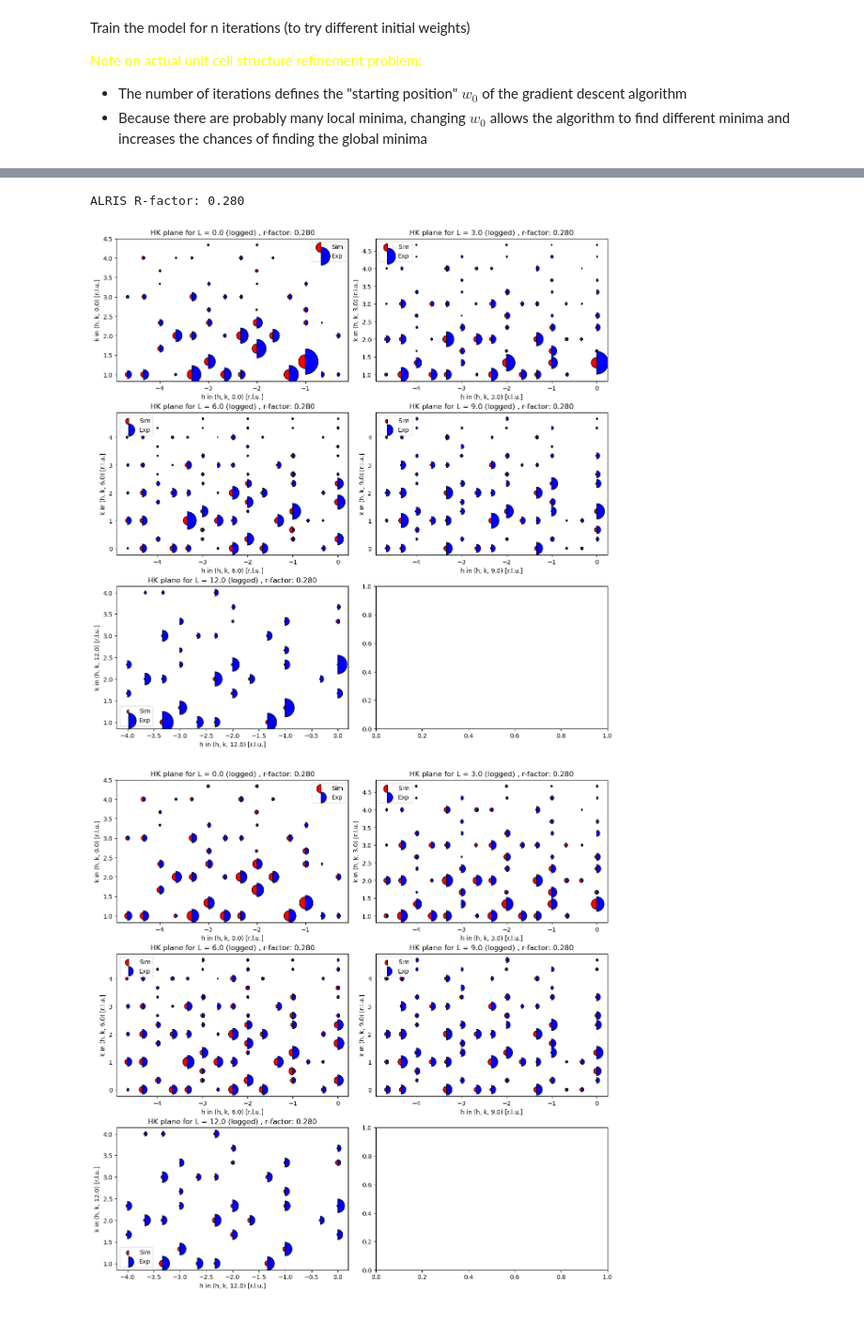
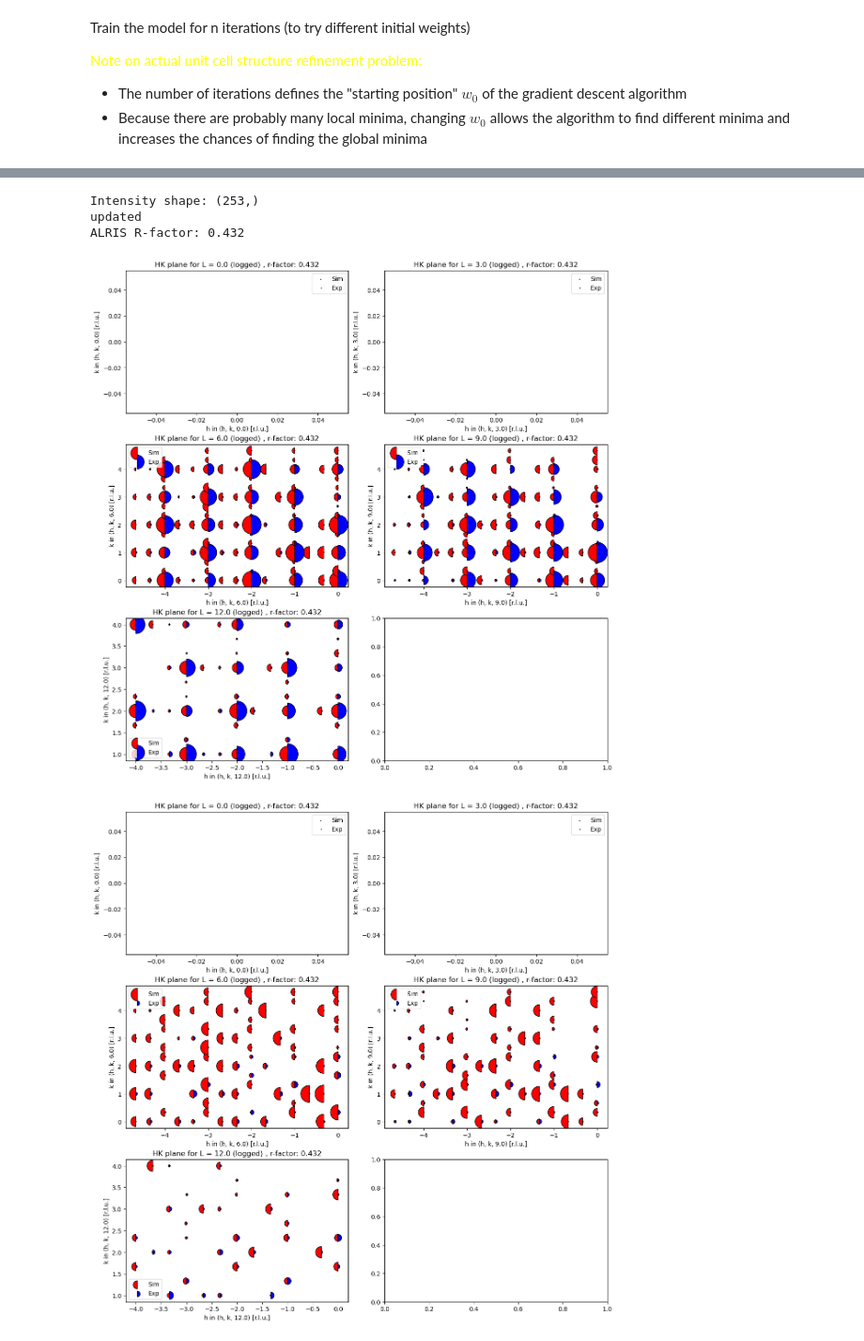
Before and after one commit to bleubreeymeow/alrisDistortionFit, a Jupyter notebook: PBCO/PBCO_1_3_inplane/C2/C2_gradient_descent.ipynb, the cells around one changed output, grey strips where cells are left out. Shown at 94% size. Cells and saved outputs as stored; diff of their text form; code cells hidden in the pictures.

```diff
--- a/PBCO/PBCO_1_3_inplane/C2/C2_gradient_descent.ipynb
+++ b/PBCO/PBCO_1_3_inplane/C2/C2_gradient_descent.ipynb
@@ -116,5 +172,5 @@ min label : 0.0043048174
 # %%
-def fun_tf(hkl_list, pars, matrix):
+def fun_tf(hkl_list, pars, matrix , bragg_intensities , bragg_indices):
     """
     Fast computation of structure factors with parameter-dependent structure.
     """
@@ -135,13 +191,18 @@ def fun_tf(hkl_list, pars, matrix):
     w = tf.constant(0.000811509257682975, dtype=tf.float32)  # Debye-Waller factor
     qnorms = tf.norm(tf.cast(hkl_list, tf.float32), axis=1)
     intensity = intensity * tf.exp(- w * qnorms ** 2)  # Apply Debye-Waller factor
-    #intensity = log10(intensity + 1)  # Convert to log10 scale
+    # intensity = intensity / tf.reduce_sum(intensity) * 1000  # Normalize to sum to 1000
 
+    print("Intensity shape:", intensity.shape)
+    if intensity.shape != (None,):
+        sim_intensity = tf.tensor_scatter_nd_update(intensity , bragg_indices , bragg_intensities)  # Set Bragg intensities to experimental values
+        print('updated')
+    else:
+        print('not updated')
+        sim_intensity = intensity
 
     sim_intensity = intensity
-    #sim_intensity = intensity / tf.reduce_max(intensity)  # Normalize to max intensity
-    sim_intensity = sim_intensity / tf.reduce_sum(sim_intensity) * 100
-    max_intensity = tf.reduce_max(sim_intensity)
+    sim_intensity = sim_intensity / tf.reduce_sum(sim_intensity) * 1000
     # sim_intensity = tf.where(sim_intensity < max_intensity * 0.0015, tf.zeros_like(sim_intensity), sim_intensity)  # Ensure no negative intensities
 
     return sim_intensity
@@ -154,10 +215,12 @@ Define a simple model
 - The `tanh` function can furthermore be limited to a specific range (e.g. if atomic distortions should not exceed +- 0.1)
 # %%
 class FunAsLayer(tf.keras.layers.Layer):
-    def __init__(self, matrix , max_mode_amps,**kwargs):
+    def __init__(self, matrix , max_mode_amps, bragg_intensities, bragg_indices, **kwargs):
         super().__init__(**kwargs)
         self.max_mode_amps = max_mode_amps
         self.matrix = matrix
+        self.bragg_intensities = bragg_intensities
+        self.bragg_indices = bragg_indices
 
     def build(self, input_shape):
         self.param = self.add_weight(name='param', shape=(mode_num,), initializer=tf.keras.initializers.RandomNormal(mean=0.0, stddev=0.04, seed=1), trainable=True)
@@ -168,7 +231,7 @@ class FunAsLayer(tf.keras.layers.Layer):
         pretransform = tf.tanh(self.param)
         transformed_params = pretransform * self.max_mode_amps  # Scale parameters
 
-        output = fun_tf(inputs, transformed_params , self.matrix)
+        output = fun_tf(inputs, transformed_params , self.matrix , self.bragg_intensities , self.bragg_indices)
         return tf.reshape(output , [-1])  # Ensure output is 1D
 # %% [markdown]
 Create optimizer and define loss function
@@ -228,7 +315,7 @@ Train the model for n iterations (to try different initial weights)
 - The number of iterations defines the "starting position" $w_0$ of the gradient descent algorithm
 - Because there are probably many local minima, changing $w_0$ allows the algorithm to find different minima and increases the chances of finding the global minima
 # %%
-lr = [6e-3]
+lr = [1e-1]
 best_pars_overall = None
 best_rf_overall = np.inf
 best_loss_overall = []
@@ -255,7 +342,7 @@ for learning_rate in lr:
     for i in range(n_iter):
         # Create the model
         inputs = tf.keras.Input(shape=(n_dim,))
-        outputs = FunAsLayer(matrix , max_mode_amps)(inputs)
+        outputs = FunAsLayer(matrix , max_mode_amps , tf_bragg_intensities , tf_bragg_indices)(inputs)
         model = tf.keras.Model(inputs, outputs)
 
         initial_weights = model.layers[-1].get_weights()[0]
@@ -263,7 +350,7 @@ for learning_rate in lr:
         # Compile the model with the custom loss function and metric
         model.compile(
             optimizer=optim,
-            loss= 'mse', # MSE_weighted() if using errors
+            loss= PerSampleMSELoss(tf_bragg_indices), # MSE_weighted() if using errors
             metrics=[r_factor_metric],
             run_eagerly=False,  # Set to True for debugging, False for performance
 
@@ -295,7 +382,7 @@ for learning_rate in lr:
             # Update best model parameters
             best_model_pars = max_mode_amps * tf.tanh(model.layers[-1].get_weights()[0])
             min_loss = final_loss
-            rf = r_factor_metric(labels, fun_tf(features, best_model_pars , matrix))
+            rf = r_factor_metric(labels, fun_tf(features, best_model_pars , matrix , tf_bragg_intensities , tf_bragg_indices))
             print(f"Iteration {i+1} - New best loss: {min_loss:.3e} (R-factor: {rf:.3e})")
 
     if min_loss < best_rf_overall:
@@ -326,7 +413,7 @@ for learning_rate in lr:
     plt.ylabel('R-factor')
     plt.show()
 
-    y_pred = fun_tf(features, best_model_pars , matrix)
+    y_pred = fun_tf(features, best_model_pars , matrix , tf_bragg_intensities , tf_bragg_indices)
     labels = tf.reshape(labels, [-1])
     rf = r_factor_metric(labels, y_pred)
     print(f"Best R-factor for learning rate {learning_rate}: {rf:.3e}")
@@ -487,13 +559,18 @@ def plot_plane_sim_vs_exp_DIM3_no_bragg(ax, df, r_factor, l, norm_plane=False):
     ax.legend()
 # %%
 # exp_data = pd.read_csv('C:/Users/User/Desktop/uzh_intern/alrisDistortionFit/PBCO/PBCO_1_3/raw_data/1_3_combined_peaks_300K_no0.csv')
-exp_data = pd.read_csv('C:/Users/User/Desktop/uzh_intern/alrisDistortionFit/PBCO/PBCO_1_3/raw_data/1_3_combined_peaks_300K_no_bragg.csv')
+exp_data = pd.read_csv('C:/Users/User/Desktop/uzh_intern/alrisDistortionFit/PBCO/PBCO_1_3/raw_data/1_3_combined_peaks_300K_no0.csv')
 
-exp_data['intensity_sim'] = fun_tf(features, best_model_pars, matrix).numpy()
+#remove values where l is less than 6
+exp_data = exp_data[exp_data['l'] >= 6]
+exp_data = exp_data.reset_index(drop=True)
+
+exp_data['intensity_sim'] = fun_tf(features, best_model_pars, matrix, tf_bragg_intensities, tf_bragg_indices).numpy()
+
 r_factor = alris_r_factor(exp_data)
 print(f"ALRIS R-factor: {r_factor:.3f}")
 
-normalised_exp_data = exp_data['intensity_exp'] / np.sum(exp_data['intensity_exp']) * 100
+normalised_exp_data = exp_data['intensity_exp'] / np.sum(exp_data['intensity_exp']) * 1000
 exp_data['normalised_intensity_exp'] = normalised_exp_data
 exp_data['intensity_exp_err'] = labels_err.numpy()
 
@@ -513,34 +590,36 @@ fig, axs = plt.subplots(3, ncols, figsize=(6 * ncols, 12), constrained_layout=Tr
 axs = axs.flatten()
 for i, l in enumerate(l_values):
     plot_plane_sim_vs_exp_DIM3_no_bragg(axs[i], exp_data, r_factor,l, norm_plane=True)
 plt.show()
 
-normalised_exp = exp_data['intensity_exp']/np.sum(exp_data['intensity_exp']) * 100
+normalised_exp = exp_data['intensity_exp']/np.sum(exp_data['intensity_exp']) * 1000
 
 x = np.linspace(0 ,max(normalised_exp), 100)
 y = x
 plt.scatter(normalised_exp, exp_data['intensity_sim'], s=5, alpha=0.5 , label='fit')
 plt.plot(x , y, color='black', linestyle='--', label='y=x line')
 plt.legend()
 plt.grid(True)
 plt.title('Comparison of Experimental and Simulated Intensities')
 plt.xlabel('Experimental Intensities')
 plt.ylabel('Simulated Intensities')
 plt.axis('equal')
 plt.show()
 
 
 #plot a historgram of the percentage difference in intensity between experimental and simulated
 percentage_diff = np.abs(normalised_exp - exp_data['intensity_sim']) / normalised_exp * 100
 exp_data['percentage_diff'] = percentage_diff
 plt.figure(figsize=(10, 6))
 plt.hist(percentage_diff, bins=np.linspace(-200 , 200 , 50), alpha=0.7, color='purple')
 plt.title('Histogram of Percentage Differences Between Experimental and Simulated Intensities')
 plt.xlabel('Percentage Difference (Experimental - Simulated)')
 plt.ylabel('Frequency')
 plt.grid(True)
 plt.show()
 # %% [output]
-ALRIS R-factor: 0.280
+Intensity shape: (253,)
+updated
+ALRIS R-factor: 0.432
-[figure, old version]
+[figure, new version]
-[figure, old version]
+[figure, new version]
```
Also changed, not shown: parts of 9 cells of this notebook, 2 other files.
